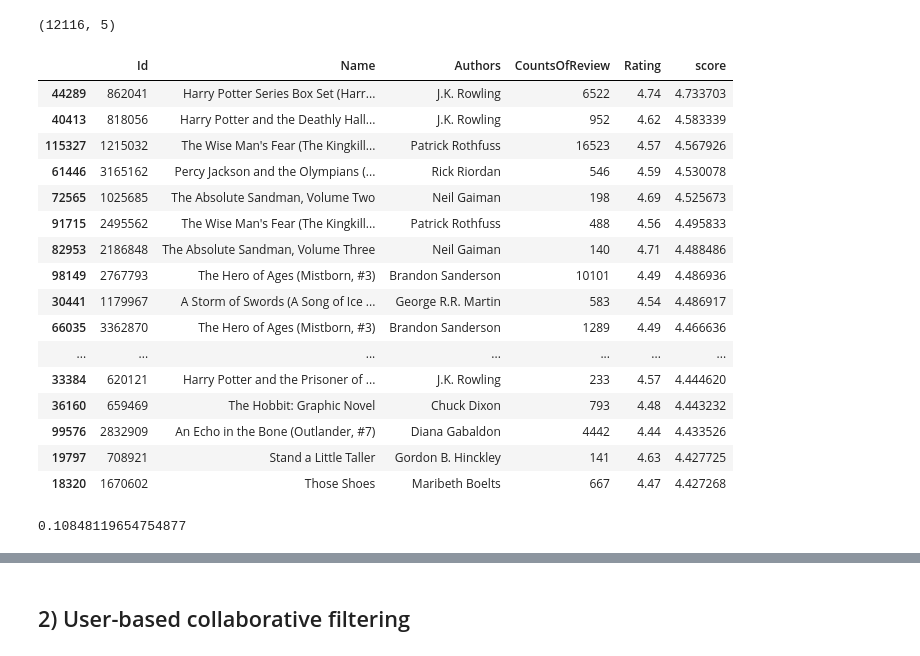
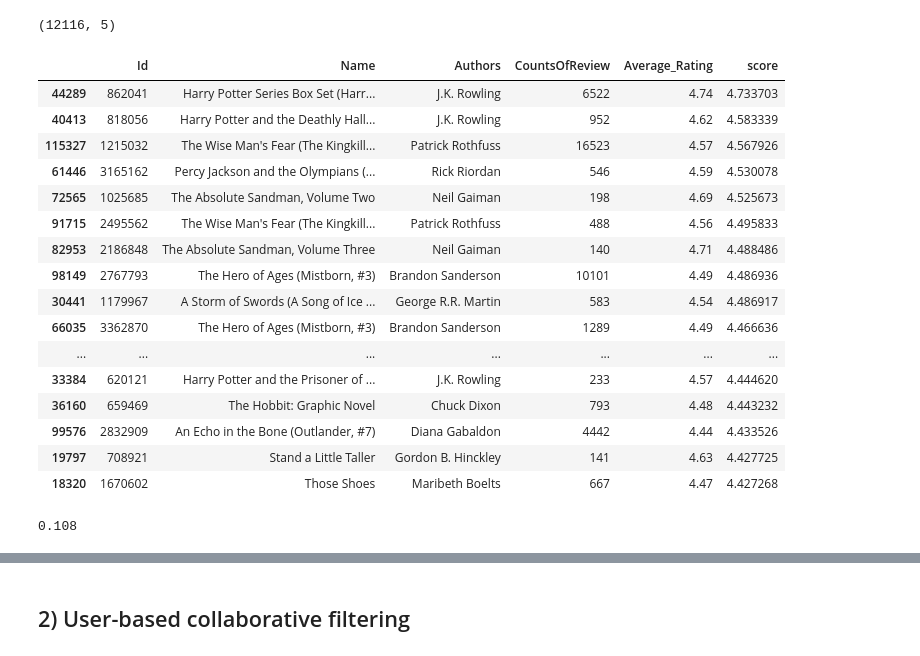
Before and after one commit to cecilegltslmcs/recommender_sys_books, a Jupyter notebook: P7_02_notebookmodelisation.ipynb, the cells around one changed output, grey strips where cells are left out. Drawn from its saved outputs; the diff is of its cells as text; code cells hidden in the pictures.

```diff
--- a/P7_02_notebookmodelisation.ipynb
+++ b/P7_02_notebookmodelisation.ipynb
@@ -52,6 +29,9 @@ path = '/content/drive/My Drive/Ingénieur ML - OC/P7/Datasets/'
 # Importing data about users and books
 users = pd.read_parquet(path+"users_data_cleaning.parquet.gzip")
 books = pd.read_parquet(path+"books_data_cleaning.parquet.gzip")
+# %%
+books.rename(columns={"Rating" : "Average_Rating"},
+             inplace=True)
 # %% [markdown]
 It exists different kinds of recommender engines. In this proof of concept, simple recommender, user based collaborative filtering, content-based recommender and hybrid methods will be testing to find the best recommender engines.
 # %% [markdown]
@@ -64,6 +42,6 @@ Simple recommender is the most basic recommender engines. It based on popularity
 # creating a new dataset for the calculus
 simple_reco = books.copy()
 simple_reco = simple_reco[["Id", "Name", "Authors",
-                           "Rating", "CountsOfReview"]]
+                           "Average_Rating", "CountsOfReview"]]
 simple_reco.head()
 # %% [output]
@@ -75,7 +53,7 @@ simple_reco.head()
 | 4 | 4000441 | Plant Pathology | George N. Agrios | 4.52 | 0 |
 # %%
 # calculating the average rating
-C = simple_reco['Rating'].mean()
+C = simple_reco['Average_Rating'].mean()
 print(C)
 # %% [output]
 3.7320950652695215
@@ -95,18 +73,24 @@ q_books.shape
 # %%
 def weighted_rating(x, m=m, C=C):
     v = x['CountsOfReview']
-    R = x['Rating']
+    R = x['Average_Rating']
     return (v/(v+m) * R) + (m/(m+v) * C)
 # %%
 q_books['score'] = q_books.apply(weighted_rating, axis=1)
 # %%
 #Sort movies based on score calculated above
-q_books = q_books.sort_values('score', ascending=False)
+q_books = q_books.sort_values('score',
+                              ascending=False)
 
 #Print the top 15 books
-q_books[["Id",'Name', "Authors", 'CountsOfReview', 'Rating', 'score']].head(20)
+q_books[["Id",
+         "Name",
+         "Authors",
+         "CountsOfReview",
+         "Average_Rating",
+         "score"]].head(20)
 # %% [output]
-|  | Id | Name | Authors | CountsOfReview | Rating | score |
+|  | Id | Name | Authors | CountsOfReview | Average_Rating | score |
 | 44289 | 862041 | Harry Potter Series Box Set (Harr... | J.K. Rowling | 6522 | 4.74 | 4.733703 |
 | 40413 | 818056 | Harry Potter and the Deathly Hall... | J.K. Rowling | 952 | 4.62 | 4.583339 |
 | 115327 | 1215032 | The Wise Man's Fear (The Kingkill... | Patrick Rothfuss | 16523 | 4.57 | 4.567926 |
@@ -124,10 +108,10 @@ q_books[["Id",'Name', "Authors", 'CountsOfReview', 'Rating', 'score']].head(20)
 | 19797 | 708921 | Stand a Little Taller | Gordon B. Hinckley | 141 | 4.63 | 4.427725 |
 | 18320 | 1670602 | Those Shoes | Maribeth Boelts | 667 | 4.47 | 4.427268 |
 # %%
-print(np.sqrt(mean_squared_error(q_books['Rating'],
-                                 q_books["score"])))
+print(round(np.sqrt(mean_squared_error(q_books['Average_Rating'],
+                                 q_books["score"])), 3))
 # %% [output]
-0.10848119654754877
+0.108
 # %%
 del q_books, simple_reco
 gc.collect()
```
Also changed, not shown: parts of 40 cells of this notebook.
